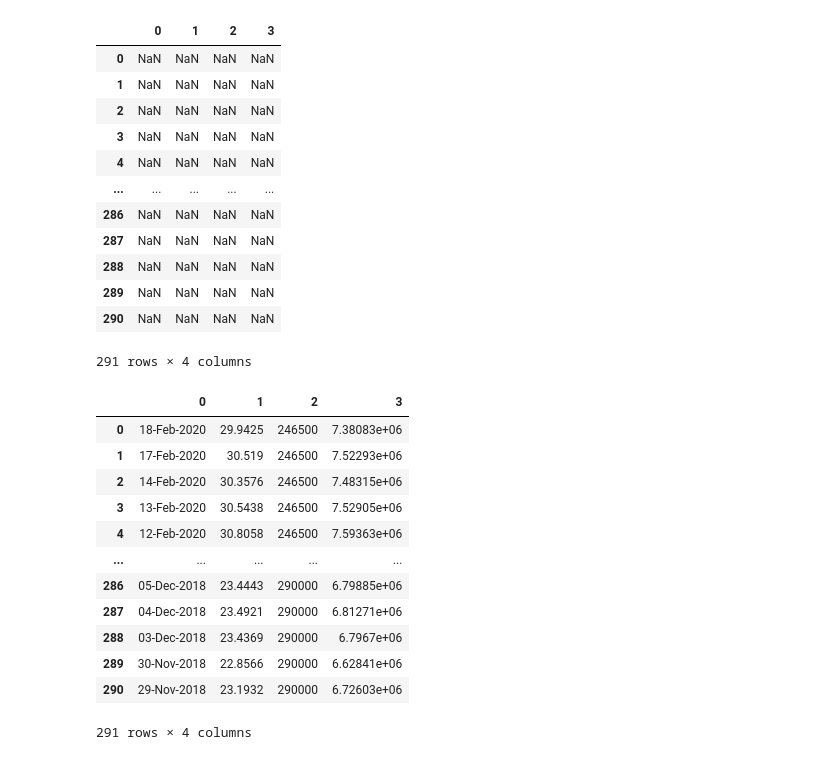
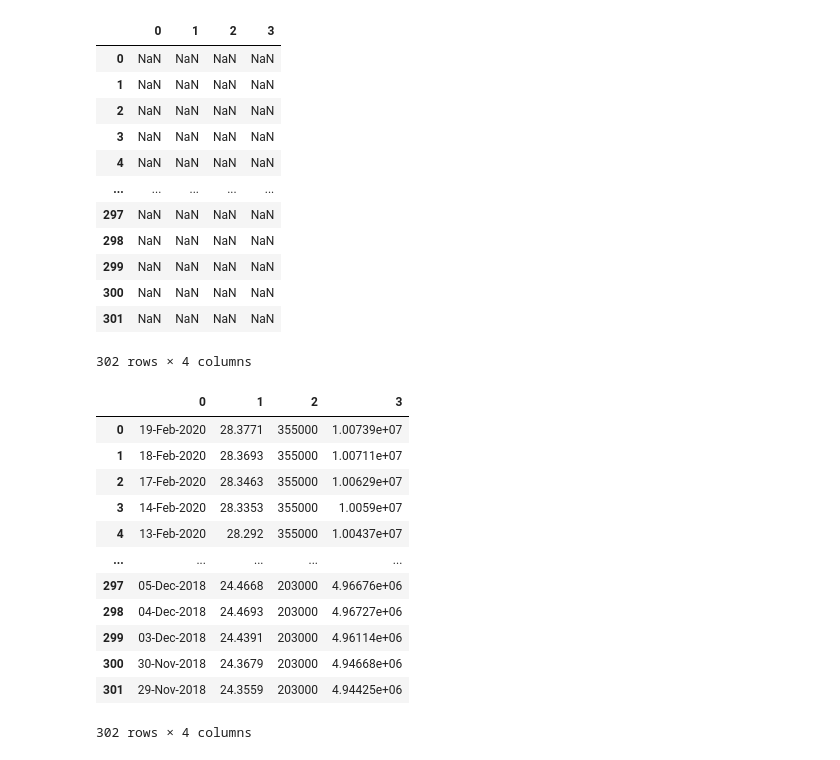
Before and after one commit to Illumaria/iti-funds-nav-parser, a Jupyter notebook: iti_ruse.ipynb, the cells around one changed output. Drawn from its saved outputs; the diff is of its cells as text; code cells hidden in the pictures.

```diff
--- a/iti_ruse.ipynb
+++ b/iti_ruse.ipynb
@@ -9,6 +8,8 @@ from dateutil.parser import parse
 # %%
-#url = 'https://www.londonstockexchange.com/exchange/prices-and-markets/ETFs/company-news.html?fourWayKey=LU1483649312LUUSDEUET'
-url = 'https://www.londonstockexchange.com/exchange/prices-and-markets/rns/company-news.html?tidm=RUSE&isin=LU1483649312&newsType='
+#url = 'https://www.londonstockexchange.com/exchange/prices-and-markets/ETFs/company-news.html?fourWayKey=LU1483649312LUUSDEUET' # RUSE initial link
+#url = 'https://www.londonstockexchange.com/exchange/prices-and-markets/ETFs/company-news.html?fourWayKey=LU1483649825LUUSDEUET' # RUSB initial link
+#url = 'https://www.londonstockexchange.com/exchange/prices-and-markets/rns/company-news.html?tidm=RUSE&isin=LU1483649312&newsType=' # RUSE edited link; USE THIS ONE
+url = 'https://www.londonstockexchange.com/exchange/prices-and-markets/rns/company-news.html?tidm=RUSB&isin=LU1483649825&newsType=' # RUSB edited link; USE THIS ONE
 # %%
 iti_resp = requests.get(url)
 # %%
@@ -87,11 +71,11 @@ for url in urls:
 
   total_navs.append(fnav*ishares)
 # %%
-# Определили количество строк в таблице:
+# Get the number of urls to determine the number of table rows:
 nrows = len(urls)
-# Создали пустой pandas-датафрейм со строками от 0 до (nrows-1) и столбцами от 0 до (2-1) (везде включительно):
-new_table = pandas.DataFrame(columns=range(0,4), index = range(0, nrows))
-new_table
+# Create an empty pandas dataframe with 0 to (nrows-1) rows and 0 to (2-1) columns:
+table = pandas.DataFrame(columns=range(0,4), index = range(0, nrows))
+table
 # %% [output]
 |  | 0 | 1 | 2 | 3 |
 | 0 | NaN | NaN | NaN | NaN |
@@ -100,32 +84,32 @@ new_table
 | 3 | NaN | NaN | NaN | NaN |
 | 4 | NaN | NaN | NaN | NaN |
 | ... | ... | ... | ... | ... |
-| 286 | NaN | NaN | NaN | NaN |
-| 287 | NaN | NaN | NaN | NaN |
-| 288 | NaN | NaN | NaN | NaN |
-| 289 | NaN | NaN | NaN | NaN |
-| 290 | NaN | NaN | NaN | NaN |
+| 297 | NaN | NaN | NaN | NaN |
+| 298 | NaN | NaN | NaN | NaN |
+| 299 | NaN | NaN | NaN | NaN |
+| 300 | NaN | NaN | NaN | NaN |
+| 301 | NaN | NaN | NaN | NaN |
-291 rows × 4 columns
+302 rows × 4 columns
 # %%
-# Заполнили созданный датафрейм данными из считанной таблицы table:
+# Fill the dataframe with data from output arrays:
 for row in range(nrows):
-  new_table.iat[row,0] = dates[row]
-  new_table.iat[row,1] = nav_per_share[row]
-  new_table.iat[row,2] = num_shares[row]
-  new_table.iat[row,3] = total_navs[row]
-new_table
+  table.iat[row,0] = dates[row]
+  table.iat[row,1] = nav_per_share[row]
+  table.iat[row,2] = num_shares[row]
+  table.iat[row,3] = total_navs[row]
+table
 # %% [output]
 |  | 0 | 1 | 2 | 3 |
-| 0 | 18-Feb-2020 | 29.9425 | 246500 | 7.38083e+06 |
-| 1 | 17-Feb-2020 | 30.519 | 246500 | 7.52293e+06 |
-| 2 | 14-Feb-2020 | 30.3576 | 246500 | 7.48315e+06 |
-| 3 | 13-Feb-2020 | 30.5438 | 246500 | 7.52905e+06 |
-| 4 | 12-Feb-2020 | 30.8058 | 246500 | 7.59363e+06 |
+| 0 | 19-Feb-2020 | 28.3771 | 355000 | 1.00739e+07 |
+| 1 | 18-Feb-2020 | 28.3693 | 355000 | 1.00711e+07 |
+| 2 | 17-Feb-2020 | 28.3463 | 355000 | 1.00629e+07 |
+| 3 | 14-Feb-2020 | 28.3353 | 355000 | 1.0059e+07 |
+| 4 | 13-Feb-2020 | 28.292 | 355000 | 1.00437e+07 |
 | ... | ... | ... | ... | ... |
-| 286 | 05-Dec-2018 | 23.4443 | 290000 | 6.79885e+06 |
-| 287 | 04-Dec-2018 | 23.4921 | 290000 | 6.81271e+06 |
-| 288 | 03-Dec-2018 | 23.4369 | 290000 | 6.7967e+06 |
-| 289 | 30-Nov-2018 | 22.8566 | 290000 | 6.62841e+06 |
-| 290 | 29-Nov-2018 | 23.1932 | 290000 | 6.72603e+06 |
+| 297 | 05-Dec-2018 | 24.4668 | 203000 | 4.96676e+06 |
+| 298 | 04-Dec-2018 | 24.4693 | 203000 | 4.96727e+06 |
+| 299 | 03-Dec-2018 | 24.4391 | 203000 | 4.96114e+06 |
+| 300 | 30-Nov-2018 | 24.3679 | 203000 | 4.94668e+06 |
+| 301 | 29-Nov-2018 | 24.3559 | 203000 | 4.94425e+06 |
-291 rows × 4 columns
+302 rows × 4 columns
 # %%
```
Also changed, not shown: parts of 14 cells of this notebook.
